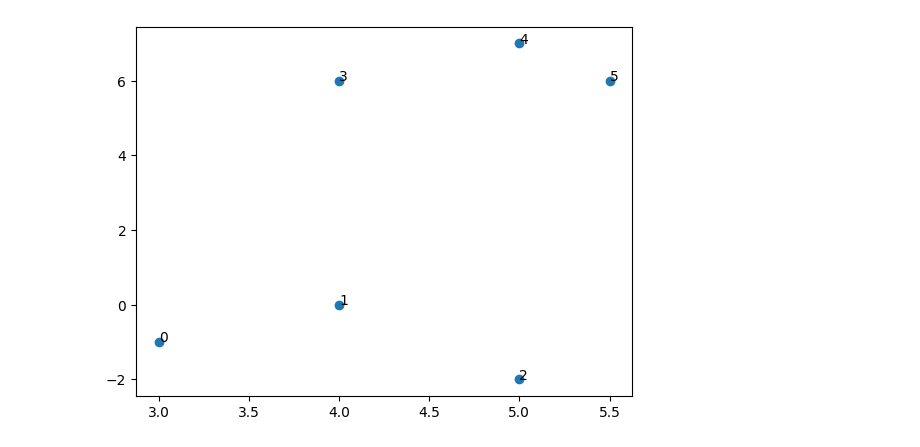
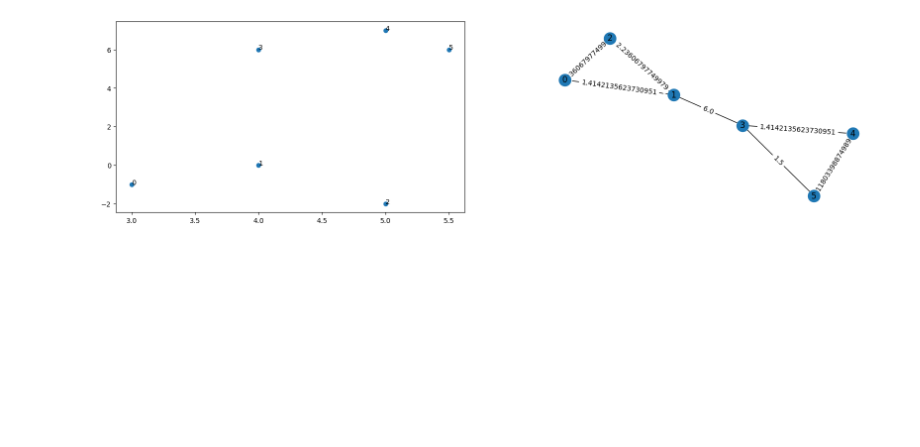
Before and after one commit to radajakub/GML-dim-reduction, a Jupyter notebook: notebooks/example.ipynb, the cells around one changed output. Cells and saved outputs as stored; diff of their text form; code cells hidden in the pictures; blank space fills up the shorter version.

Commit message:
unite figures

```diff
--- a/notebooks/example.ipynb
+++ b/notebooks/example.ipynb
@@ -16,11 +16,23 @@ dist = graph_building.distances(data)
 # dist
 # %%
 import matplotlib.pyplot as plt
+import matplotlib
+matplotlib.rcParams['figure.figsize'] = [20, 5]
+
+import networkx as nx
 
 # draw datapoints
-fig, ax = plt.subplots()
-ax.scatter(data[:, 0], data[:, 1])
+fig, (ax1, ax2) = plt.subplots(1, 2)
+ax1.scatter(data[:, 0], data[:, 1])
 for i in range(data.shape[0]):
-    ax.annotate(i, (data[i, 0], data[i, 1]))
+    ax1.annotate(i, (data[i, 0], data[i, 1]))
+
+graph = graph_building.build_graph(dist)
+
+layout = nx.spring_layout(graph)
+
+nx.draw(graph, pos=layout, ax=ax2, with_labels=True)
+labels= nx.get_edge_attributes(graph, 'weight')
+_ = nx.draw_networkx_edge_labels(graph, pos=layout, ax=ax2, edge_labels=labels)
 # %% [output]
-[figure, old version]
+[figure, new version]
```
Also changed, not shown: parts of 2 cells of this notebook.
